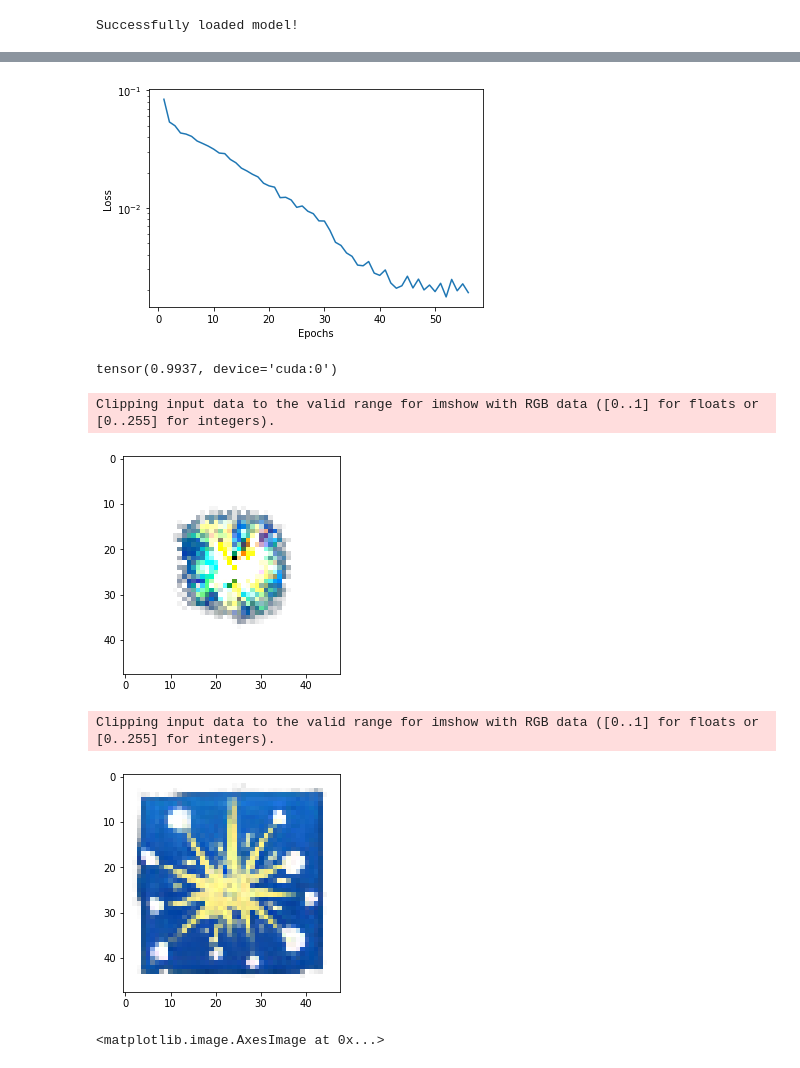
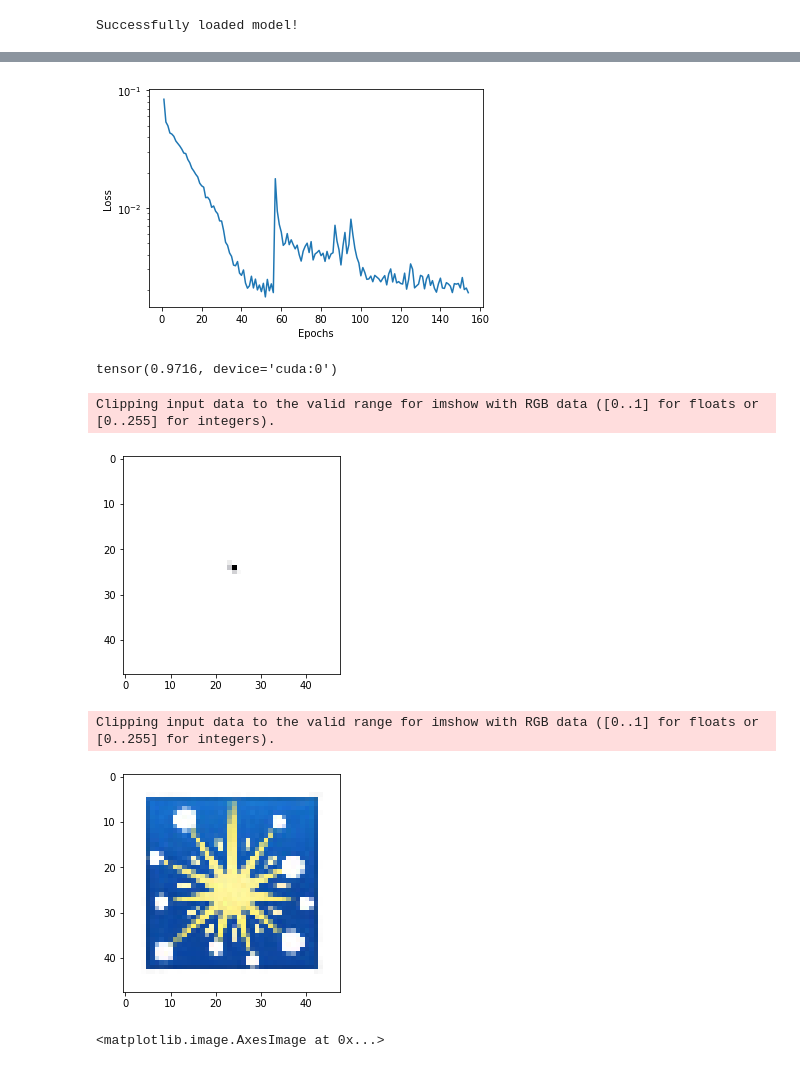
Before and after one commit to LetteraUnica/neural_cellular_automata, a Jupyter notebook: pytorch_ca/perturbation_CA.ipynb, the cells around one changed output, grey strips where cells are left out. Drawn from its saved outputs; the diff is of its cells as text; code cells hidden in the pictures.

```diff
--- a/pytorch_ca/perturbation_CA.ipynb
+++ b/pytorch_ca/perturbation_CA.ipynb
@@ -57,7 +57,7 @@ new_CA.load(folder + "firework_growing.pt")
 L_perturbation = NCADistance(growing, new_CA)
 L_target = NCALoss(pad(target, TARGET_PADDING), alpha_channels=[3])
 
-criterion = CombinedLoss([L_perturbation, L_target], [ConstantWeight(0, constant=0.03), ConstantWeight(64)])
+criterion = CombinedLoss([L_perturbation, L_target], [ConstantWeight(0, constant=0.01), ConstantWeight(64)])
 # %% [output]
 Successfully loaded model!
 # %%
@@ -77,22 +74,22 @@ avg loss: 0.00442421620291676
 # %%
 new_CA.plot_losses()
 # %% [output]
-[figure, old version]
+[figure, new version]
 # %%
 ruler.cosine_similarity(growing, new_CA)
 # %% [output]
-tensor(0.9937, device='cuda:0')
+tensor(0.9716, device='cuda:0')
 # %%
 x = make_seed(1, 15, 48, 1, 3)
 
-x = growing.evolve(x.cuda(), 20)
+x = growing.evolve(x.cuda(), 1)
 
 imshow(x[0])
 
 imshow(new_CA.evolve(x.cuda(), 300)[0].cpu())
 # %% [output]
 Clipping input data to the valid range for imshow with RGB data ([0..1] for floats or [0..255] for integers).
-[figure, old version]
+[figure, new version]
 Clipping input data to the valid range for imshow with RGB data ([0..1] for floats or [0..255] for integers).
-[figure, old version]
+[figure, new version]
 <matplotlib.image.AxesImage at 0x...>
```
Also changed, not shown: parts of 1 cell of this notebook.
